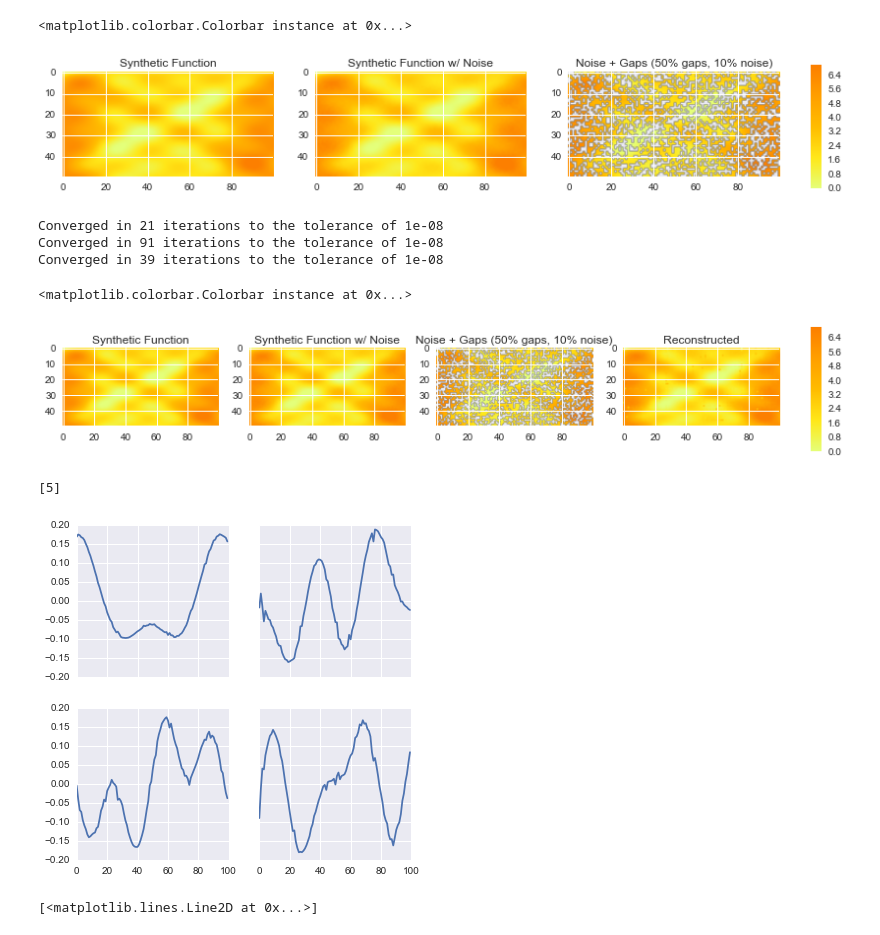
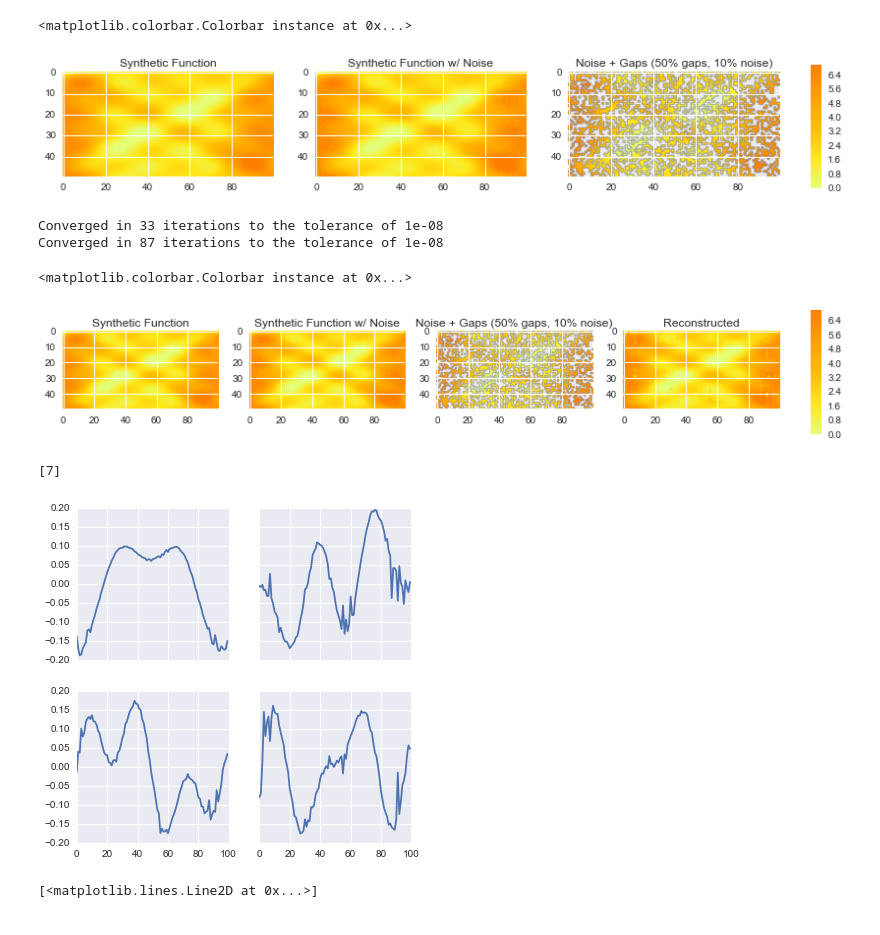
Before and after one commit to klapo/CalRad, a Jupyter notebook: naneof_BR2003.notebook.ipynb, the cells around one changed output. Drawn from its saved outputs; the diff is of its cells as text; code cells hidden in the pictures.

```diff
--- a/naneof_BR2003.notebook.ipynb
+++ b/naneof_BR2003.notebook.ipynb
@@ -51,8 +51,8 @@ import random
 #Generate data
 m=50
 n=100
-frac_gaps = 0.4 # the fraction of data with NaNs
-NSratio = 0.05 # the Noise to Signal ratio for adding noise to data
+frac_gaps = 0.5 # the fraction of data with NaNs
+NSratio = 0.1 # the Noise to Signal ratio for adding noise to data
 
 x = (np.arange(m)*2*np.pi)/m
 t = (np.arange(n)*2*np.pi)/n
@@ -69,34 +69,34 @@ Xt = np.outer(np.sin(x), np.sin(t)) + \
  np.tanh(np.add.outer(x, 2*t))
 
 fig, axes = subplots(1,3)
 fig.set_size_inches(15,5)
 im = axes[0].imshow(Xt,cmap=cm.Wistia,vmin=0,vmax=7)
 axes[0].set_title('Synthetic Function')
 
 #Noise field
 RAND = np.random.rand(Xt.shape[0],Xt.shape[1])
 R = RAND * NSratio * Xt
 
 # #True field + Noise field
 Xp = Xt + R
 axes[1].imshow(Xp,cmap=cm.Wistia,vmin=0,vmax=7)
 axes[1].set_title('Synthetic Function w/ Noise')
 
 #Observed field with gaps
 gaps = sorted(random.sample(xrange(Xp.size), int(frac_gaps*Xp.size)))
 XG = np.copy(Xp)
 XG = np.reshape(XG,Xp.shape[0]*Xp.shape[1])
 XG[gaps] = np.nan
 XG = np.reshape(XG,(Xp.shape[0],Xp.shape[1]))
 axes[2].imshow(np.reshape(XG,(Xp.shape[0],Xp.shape[1])),cmap=cm.Wistia,vmin=0,vmax=7)
 axes[2].set_title('Noise + Gaps (50% gaps, 10% noise)')
 
 fig.subplots_adjust(right=0.8)
 cbar_ax = fig.add_axes([0.83, 0.33, 0.01, 0.35])
 fig.colorbar(im, cax=cbar_ax)
 # %% [output]
 <matplotlib.colorbar.Colorbar instance at 0x...>
-[figure, old version]
+[figure, new version]
 # %%
 ####################################################################################################
 # Functions
@@ -162,9 +162,8 @@ for Ne in np.arange(1,min(X.shape[1],20)):
     dx_val = np.nansum(np.nansum((Xa[id_val_r,id_val_c]-X_val)**2))
     err[Ne] = dx_val/mx_val
 # %% [output]
-Converged in 21 iterations to the tolerance of 1e-08
-Converged in 91 iterations to the tolerance of 1e-08
-Converged in 39 iterations to the tolerance of 1e-08
+Converged in 33 iterations to the tolerance of 1e-08
+Converged in 87 iterations to the tolerance of 1e-08
 # %%
 ## Loop through again using the optimal number of eigenvalues only
 Nopt = np.flatnonzero(err == np.nanmin(err))
@@ -230,7 +229,7 @@ cbar_ax = fig.add_axes([0.83, 0.33, 0.01, 0.35])
 fig.colorbar(im, cax=cbar_ax)
 # %% [output]
 <matplotlib.colorbar.Colorbar instance at 0x...>
-[figure, old version]
+[figure, new version]
 # %%
 ################# Plot EOF coefs #####################
 print(Nopt)
@@ -240,8 +239,8 @@ fig.set_size_inches(6,6)
 for ind,ax in enumerate(axes.flatten()):
     ax.plot(amps[ind,:])
 # %% [output]
-[5]
+[7]
-[figure, old version]
+[figure, new version]
 # %%
 plt.plot(variance)
 # %% [output]
```
Also changed, not shown: parts of 1 cell of this notebook, 2 other files.
